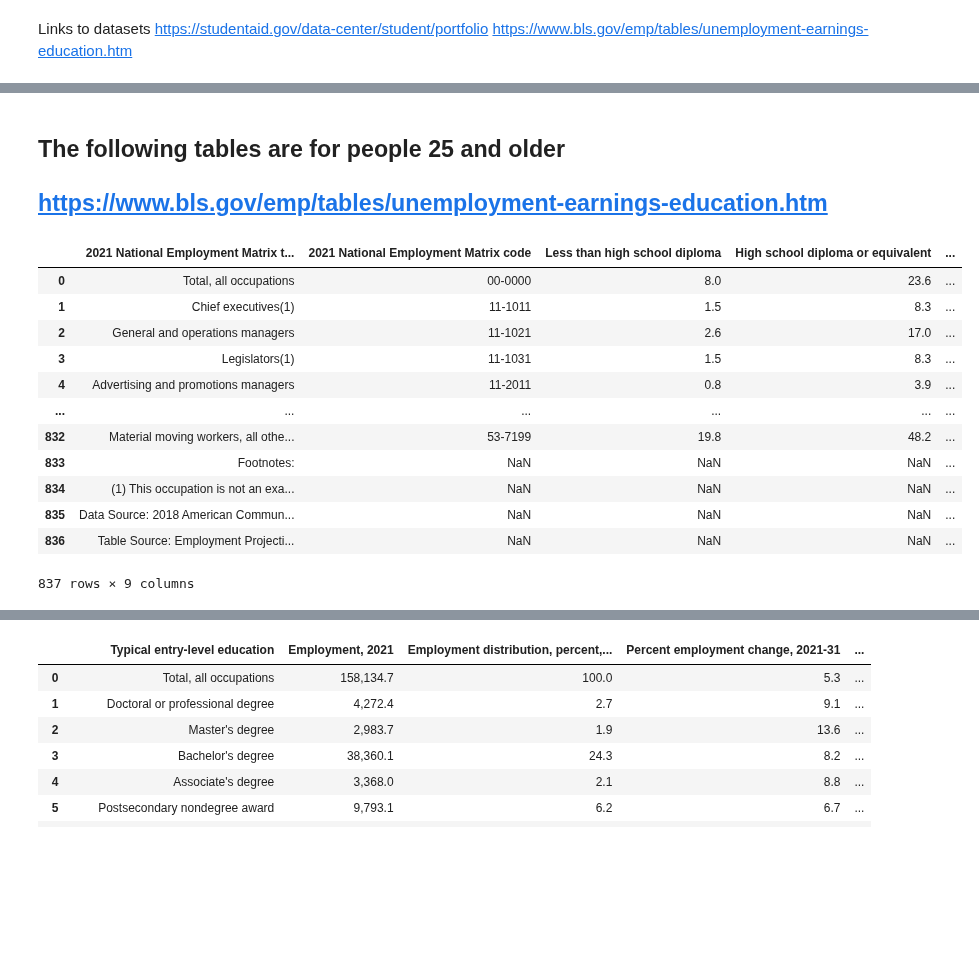
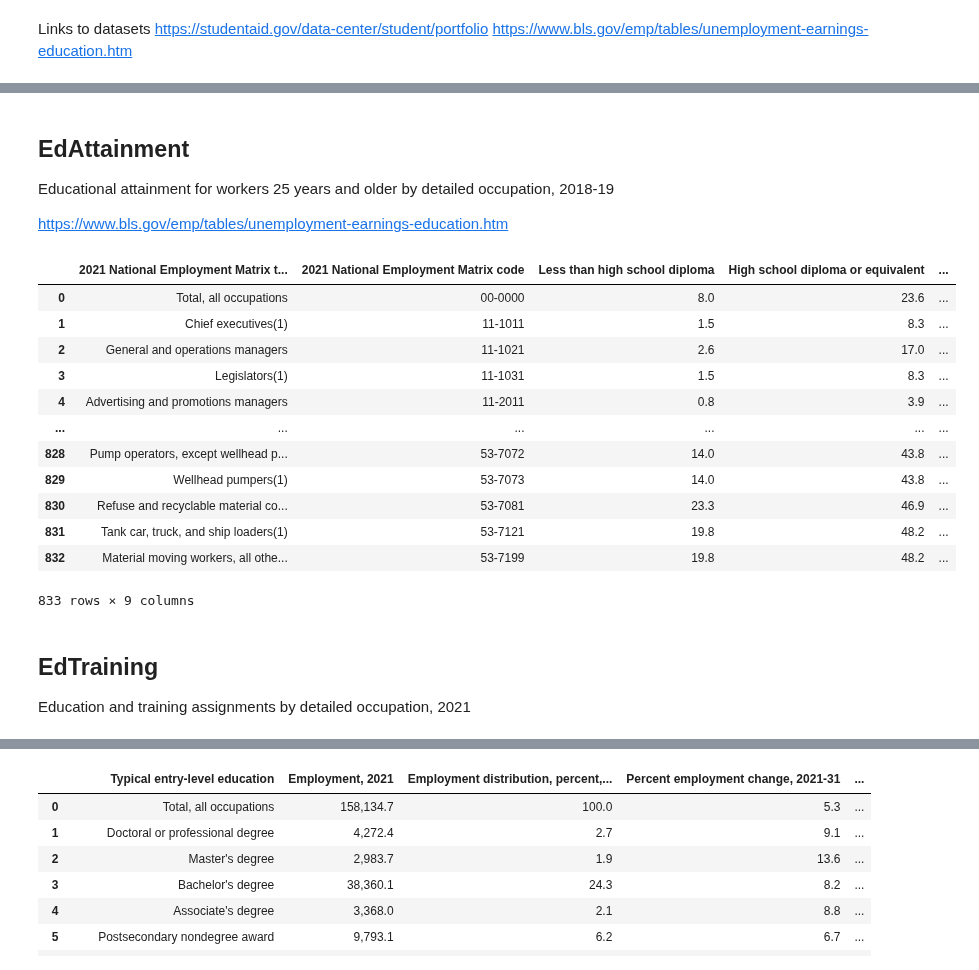
Before and after one commit to sberberian/Beer-Characteristics-Profiling, a Jupyter notebook: exploratory_analysis.ipynb, the cells around one changed output, grey strips where cells are left out. Cells and saved outputs as stored; diff of their text form; code cells hidden in the pictures; blank space fills up the shorter version.

```diff
--- a/exploratory_analysis.ipynb
+++ b/exploratory_analysis.ipynb
@@ -42,26 +72,34 @@ age_debt_df
 # %% [markdown]
-## The following tables are for people 25 and older
-## https://www.bls.gov/emp/tables/unemployment-earnings-education.htm
+## EdAttainment
+
+Educational attainment for workers 25 years and older by detailed occupation, 2018-19
+
+https://www.bls.gov/emp/tables/unemployment-earnings-education.htm
 # %%
 file_to_load = os.path.join("Resources", "education_attainment.csv")
 
 # Table 5.3 Educational attainment for workers 25 years and older by detailed occupation, 2018-19
 attainment_df = pd.read_csv(file_to_load, skiprows = 1)
+attainment_df = attainment_df.drop([833, 834, 835, 836])
 attainment_df
 # %% [output]
 |  | 2021 National Employment Matrix t... | 2021 National Employment Matrix code | Less than high school diploma | High school diploma or equivalent | ... |
 | 0 | Total, all occupations | 00-0000 | 8.0 | 23.6 | ... |
 | 1 | Chief executives(1) | 11-1011 | 1.5 | 8.3 | ... |
 | 2 | General and operations managers | 11-1021 | 2.6 | 17.0 | ... |
 | 3 | Legislators(1) | 11-1031 | 1.5 | 8.3 | ... |
 | 4 | Advertising and promotions managers | 11-2011 | 0.8 | 3.9 | ... |
 | ... | ... | ... | ... | ... | ... |
+| 828 | Pump operators, except wellhead p... | 53-7072 | 14.0 | 43.8 | ... |
+| 829 | Wellhead pumpers(1) | 53-7073 | 14.0 | 43.8 | ... |
+| 830 | Refuse and recyclable material co... | 53-7081 | 23.3 | 46.9 | ... |
+| 831 | Tank car, truck, and ship loaders(1) | 53-7121 | 19.8 | 48.2 | ... |
 | 832 | Material moving workers, all othe... | 53-7199 | 19.8 | 48.2 | ... |
-| 833 | Footnotes: | NaN | NaN | NaN | ... |
-| 834 | (1) This occupation is not an exa... | NaN | NaN | NaN | ... |
-| 835 | Data Source: 2018 American Commun... | NaN | NaN | NaN | ... |
-| 836 | Table Source: Employment Projecti... | NaN | NaN | NaN | ... |
-837 rows × 9 columns
+833 rows × 9 columns
+# %% [markdown]
+## EdTraining
+
+Education and training assignments by detailed occupation, 2021
 # %%
 file_to_load = os.path.join("Resources", "education_training.csv")
 
```
Also changed, not shown: parts of 12 cells of this notebook, 3 other files.
